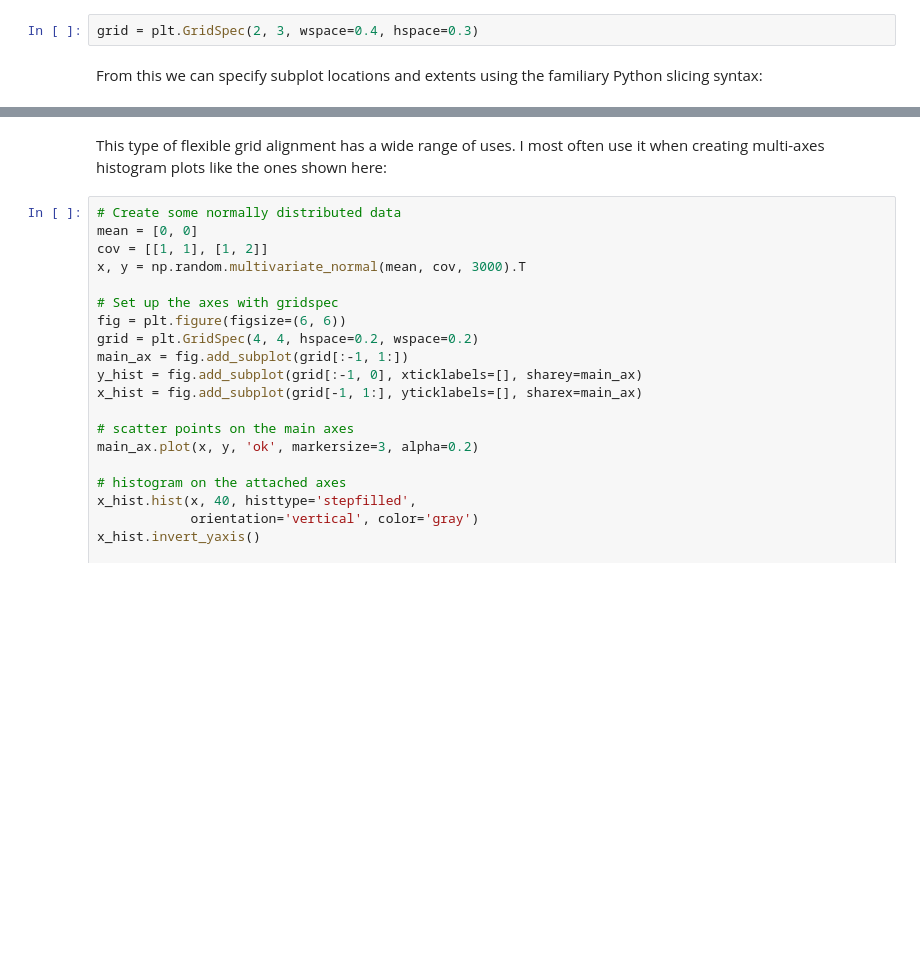
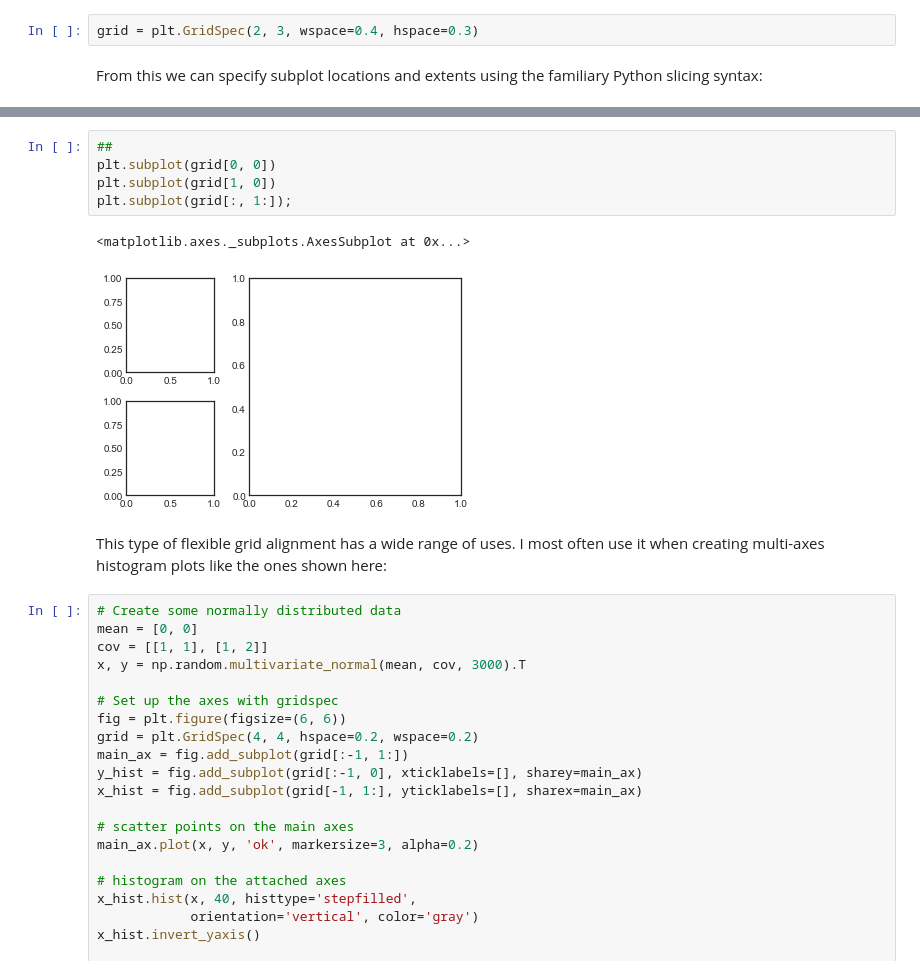
Before and after one commit to gbrs/VanderPlas_Python_DS_Handbook, a Jupyter notebook: notebooks/04.08-Multiple-Subplots.ipynb, the cells around one changed output, grey strips where cells are left out. Cells and saved outputs as stored; diff of their text form; blank space fills up the shorter version.

```diff
--- a/notebooks/04.08-Multiple-Subplots.ipynb
+++ b/notebooks/04.08-Multiple-Subplots.ipynb
@@ -140,3 +160,11 @@ plt.subplot(grid[1, 2]);
+# %%
+##
+plt.subplot(grid[0, 0])
+plt.subplot(grid[1, 0])
+plt.subplot(grid[:, 1:]);
+# %% [output]
+<matplotlib.axes._subplots.AxesSubplot at 0x...>
+[figure, added]
 # %% [markdown]
 This type of flexible grid alignment has a wide range of uses.
 I most often use it when creating multi-axes histogram plots like the ones shown here:
```
Also changed, not shown: parts of 8 cells of this notebook.
